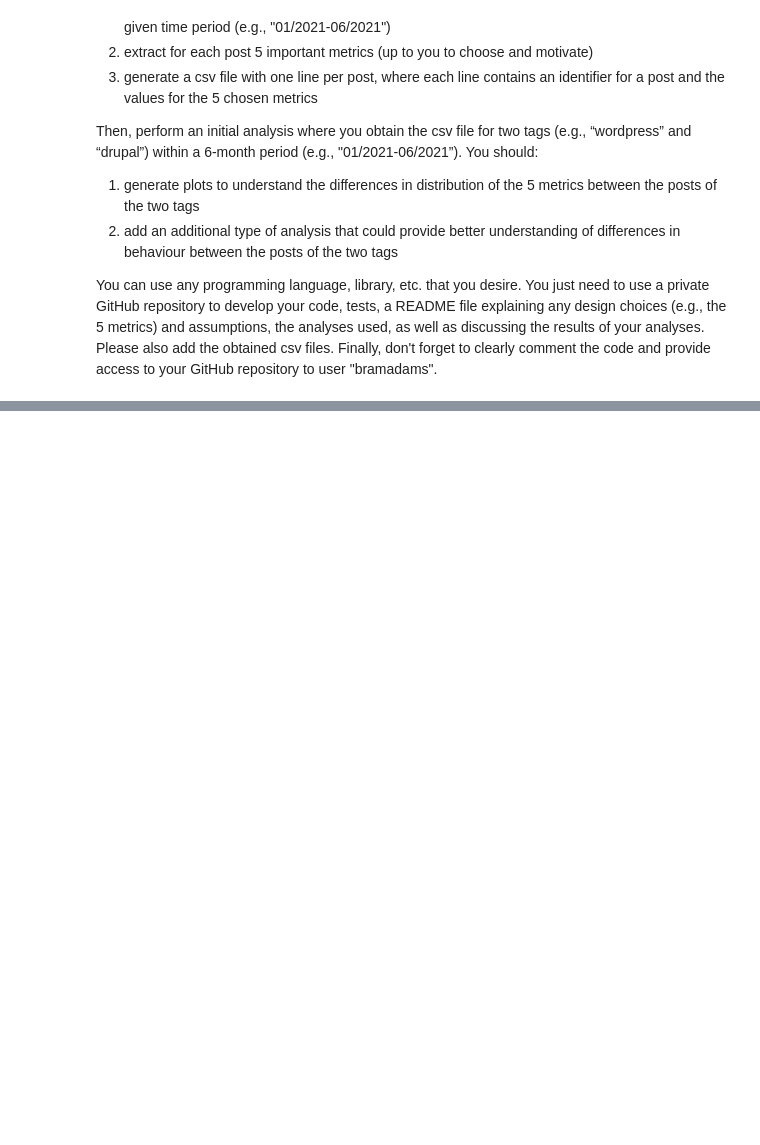
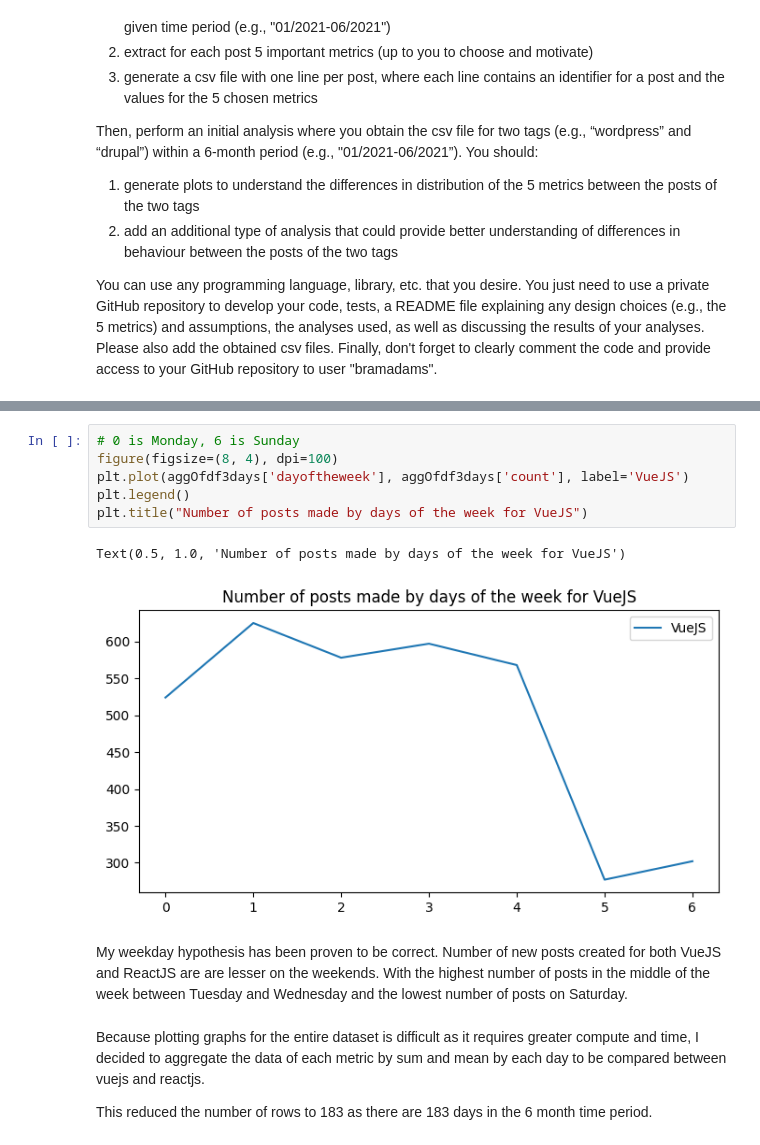
Before and after one commit to NomiPeaceMaker/StackOverflowAnalysis4Queens, a Jupyter notebook: StackOverflowDataAnalysis.ipynb, the cells around one changed output, grey strips where cells are left out. Cells and saved outputs as stored; diff of their text form; blank space fills up the shorter version.

```diff
--- a/StackOverflowDataAnalysis.ipynb
+++ b/StackOverflowDataAnalysis.ipynb
@@ -15,0 +229,15 @@ I am getting the posts from https://www.kaggle.com/stackoverflow/stackoverflow?s
+# %%
+# 0 is Monday, 6 is Sunday
+figure(figsize=(8, 4), dpi=100)
+plt.plot(aggOfdf3days['dayoftheweek'], aggOfdf3days['count'], label='VueJS')
+plt.legend()
+plt.title("Number of posts made by days of the week for VueJS")
+# %% [output]
+Text(0.5, 1.0, 'Number of posts made by days of the week for VueJS')
+[figure, added]
+# %% [markdown]
+My weekday hypothesis has been proven to be correct. Number of new posts created for both VueJS and ReactJS are are lesser on the weekends. With the highest number of posts in the middle of the week between Tuesday and Wednesday and the lowest number of posts on Saturday.
+# %% [markdown]
+Because plotting graphs for the entire dataset is difficult as it requires greater compute and time, I decided to aggregate the data of each metric by sum and mean by each day to be compared between vuejs and reactjs.
+
+This reduced the number of rows to 183 as there are 183 days in the 6 month time period.
```
Also changed, not shown: parts of 68 cells of this notebook.
